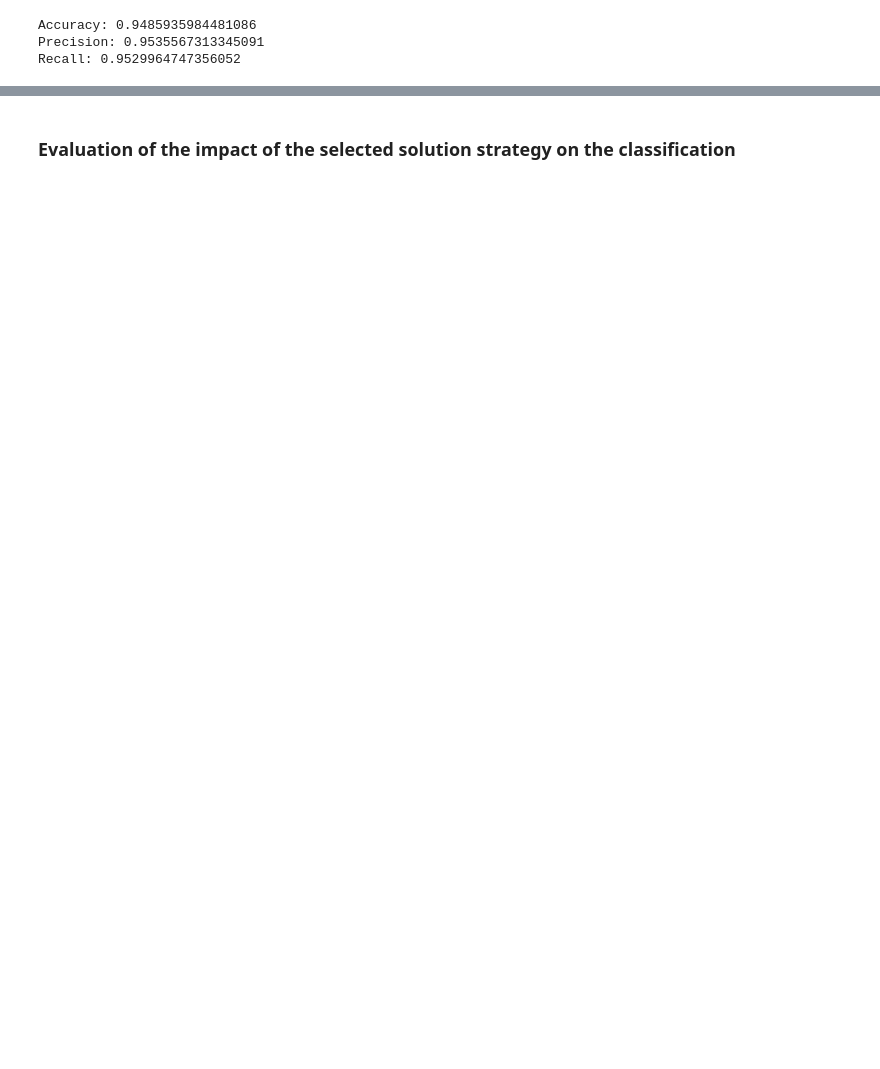
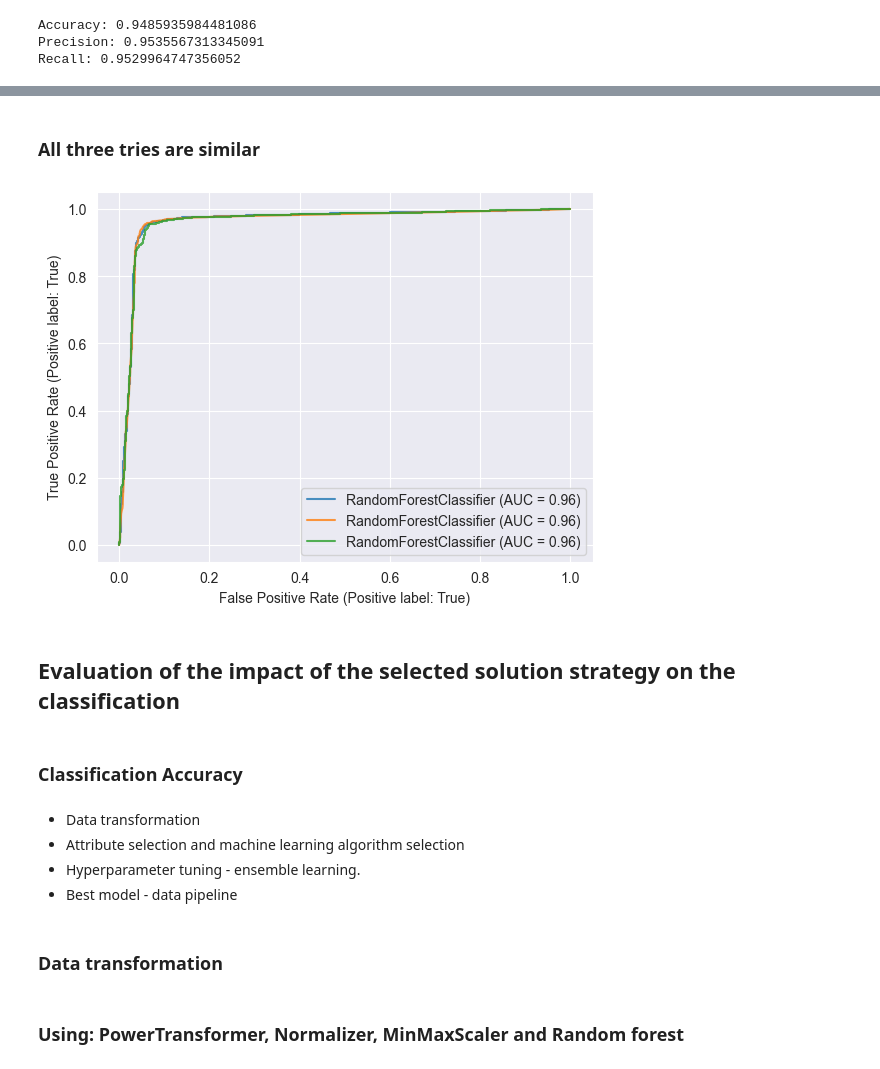
Before and after one commit to drizzle021/IAU_zadanie, a Jupyter notebook: Abraham_Levardy_IAU-faza_2.ipynb, the cells around one changed output, grey strips where cells are left out. Saved outputs shown, nothing was run; the diff lists cells and outputs as text; code cells hidden in the pictures; blank space fills up the shorter version.

```diff
--- a/Abraham_Levardy_IAU-faza_2.ipynb
+++ b/Abraham_Levardy_IAU-faza_2.ipynb
@@ -1239,2 +1343,25 @@ print(scores1.var(ddof=1))
+# %% [markdown]
+### All three tries are similar
+# %%
+asd = plt.gca()
+
+rfc_0 = RocCurveDisplay.from_estimator(best_est, bX, by, ax=asd, alpha=0.8)
+rfc_1 = RocCurveDisplay.from_estimator(best_est1, bX, by, ax=asd, alpha=0.8)
+rfc_2 = RocCurveDisplay.from_estimator(best_est2, bX, by, ax=asd, alpha=0.8)
+
+plt.show()
+# %% [output]
+[figure, added]
 # %% [markdown]
-### Evaluation of the impact of the selected solution strategy on the classification
+## Evaluation of the impact of the selected solution strategy on the classification
+# %% [markdown]
+### Classification Accuracy
+# %% [markdown]
+- Data transformation
+- Attribute selection and machine learning algorithm selection
+- Hyperparameter tuning - ensemble learning.
+- Best model - data pipeline
+# %% [markdown]
+### Data transformation
+# %% [markdown]
+### Using: PowerTransformer, Normalizer, MinMaxScaler and Random forest
```
Also changed, not shown: parts of 88 cells of this notebook.
